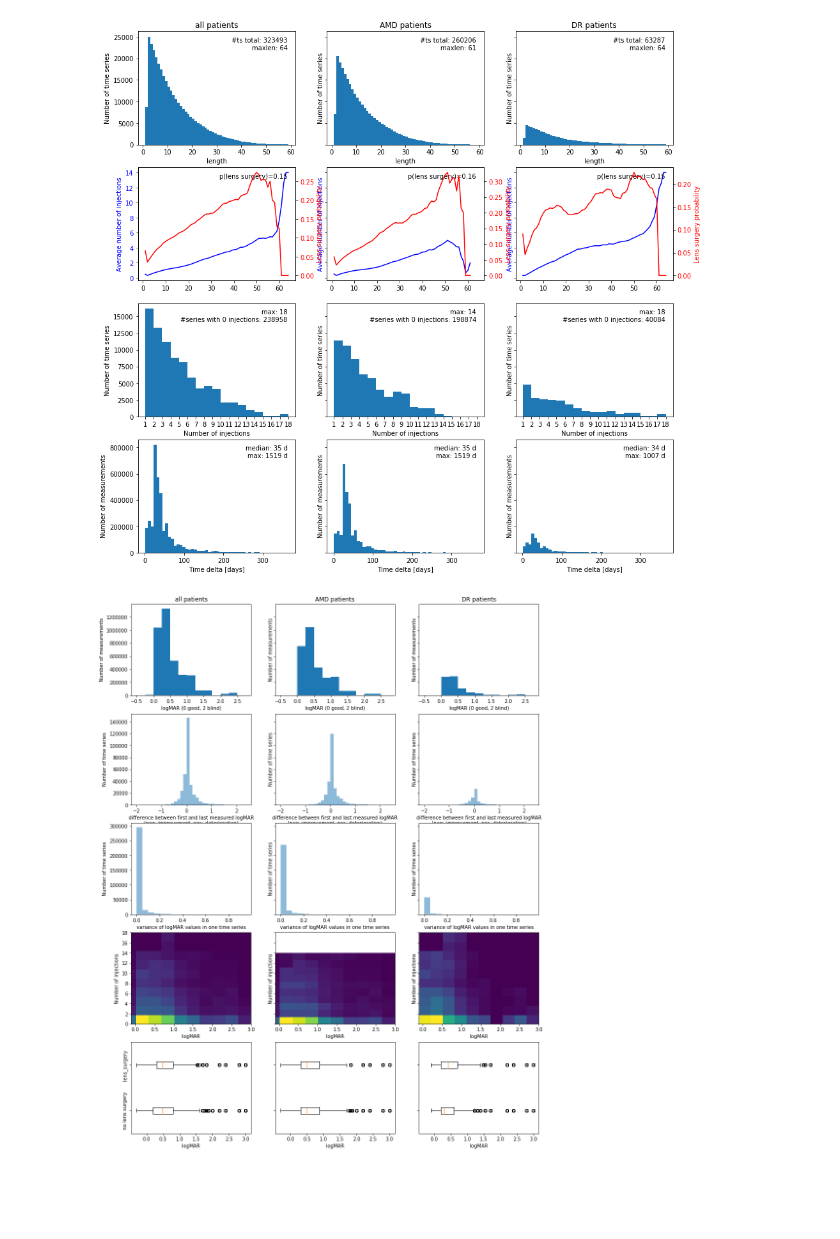
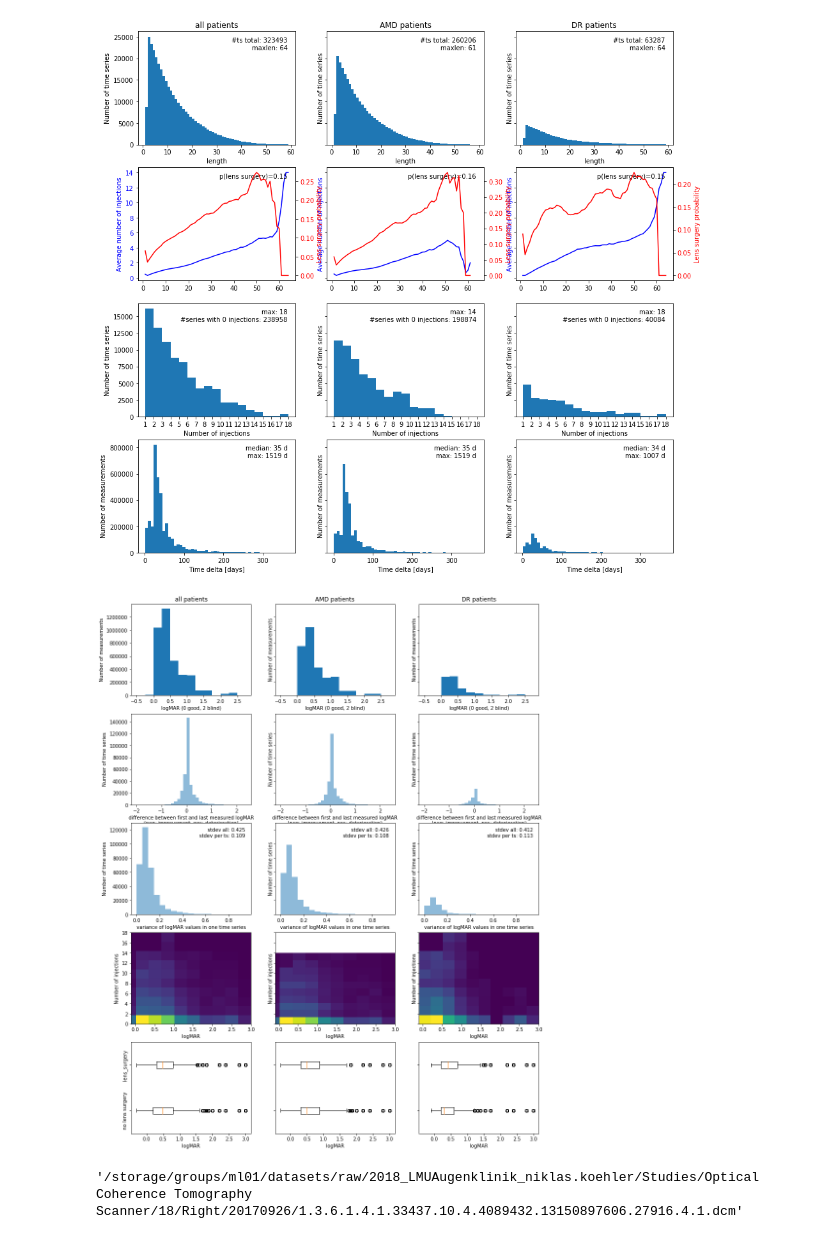
Before and after one commit to theislab/LODE, a Jupyter notebook: LSTM/notebooks/Prepare_dataset.ipynb, the cells around one changed output. Saved outputs shown, nothing was run; the diff lists cells and outputs as text; code cells hidden in the pictures; blank space fills up the shorter version.

```diff
--- a/LSTM/notebooks/Prepare_dataset.ipynb
+++ b/LSTM/notebooks/Prepare_dataset.ipynb
@@ -285,18 +274,22 @@ def plot_diffva(sequences, ax=None):
     ax.set_ylabel('Number of time series')
     ax.set_xlabel('difference between first and last measured logMAR\n(neg: improvement, pos: deterioration)')
 
-def plot_varva(sequences, ax=None):
+def plot_stdva(sequences, ax=None):
     # histogram of va values distribution
     if ax is None:
         fig, ax = plt.subplots(1,1)
     var_va = []
     lens_surgery = []
+    all_va = []
     for seq in sequences:
         va_values = _get_va_values(seq)
-        var_va.append(float(np.var(va_values)))
+        var_va.append(float(np.std(va_values)))
         lens_surgery.append(seq.lens_surgery)
+        all_va.extend(va_values)
 
     ax.hist(var_va, bins=np.arange(0,1,0.05), alpha=0.5, label='all', density=False)
+    ax.text(0.95,0.95, 'stdev all: {:.03f}\n stdev per ts: {:.03f}'.format(np.std(all_va), np.mean(var_va)), transform=ax.transAxes, horizontalalignment='right', verticalalignment='top')
+
     ax.set_ylabel('Number of time series')
     ax.set_xlabel('variance of logMAR values in one time series')
 
@@ -333,14 +326,18 @@ def plot_va_vs_lens_surgery(sequences, ax=None):
 # %%
 fig, axes = plt.subplots(5,3, sharex='row', sharey='row', figsize=(15,20))
 axes[0,1].set_title('AMD patients')
 axes[0,0].set_title('all patients')
 axes[0,2].set_title('DR patients')
 for col, sequences in zip(axes.T, [sequences_all, sequences_amd, sequences_dr]):
     plot_va(sequences, ax=col[0])
     plot_diffva(sequences, ax=col[1])
-    plot_varva(sequences, ax=col[2])
+    plot_stdva(sequences, ax=col[2])
     plot_va_vs_injection(sequences, ax=col[3])
     plot_va_vs_lens_surgery(sequences, ax=col[4])
 fig.savefig('sequences_for_training_va.png', dpi=300)
 # %% [output]
-[figure, old version]
+[figure, new version]
+# %%
+sequences_all[0].measurements[0].oct_path
+# %% [output]
+'/storage/groups/ml01/datasets/raw/2018_LMUAugenklinik_niklas.koehler/Studies/Optical Coherence Tomography Scanner/18/Right/20170926/1.3.6.1.4.1.33437.10.4.4089432.13150897606.27916.4.1.dcm'
```
Also changed, not shown: parts of 5 cells of this notebook, 4 other files.
